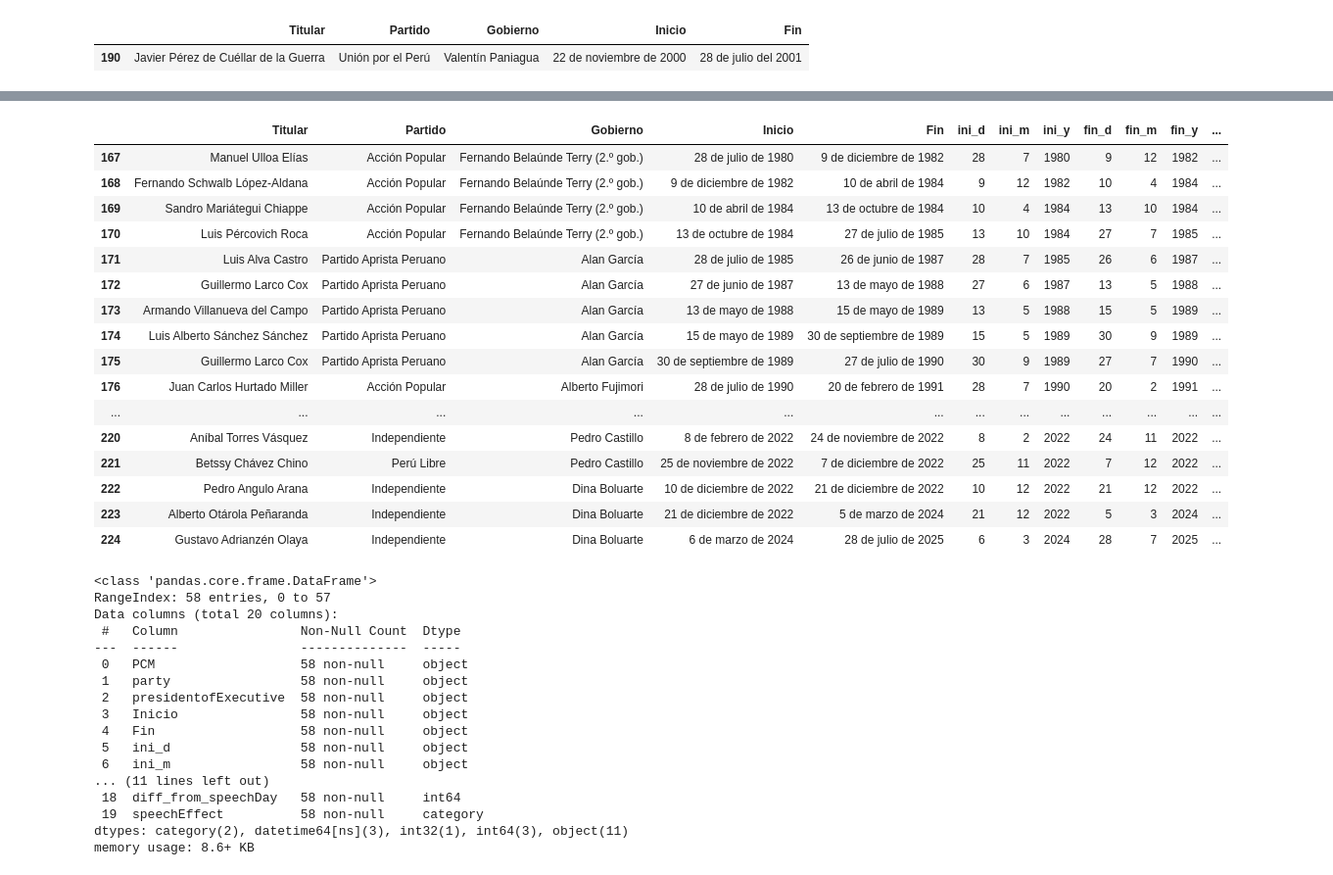
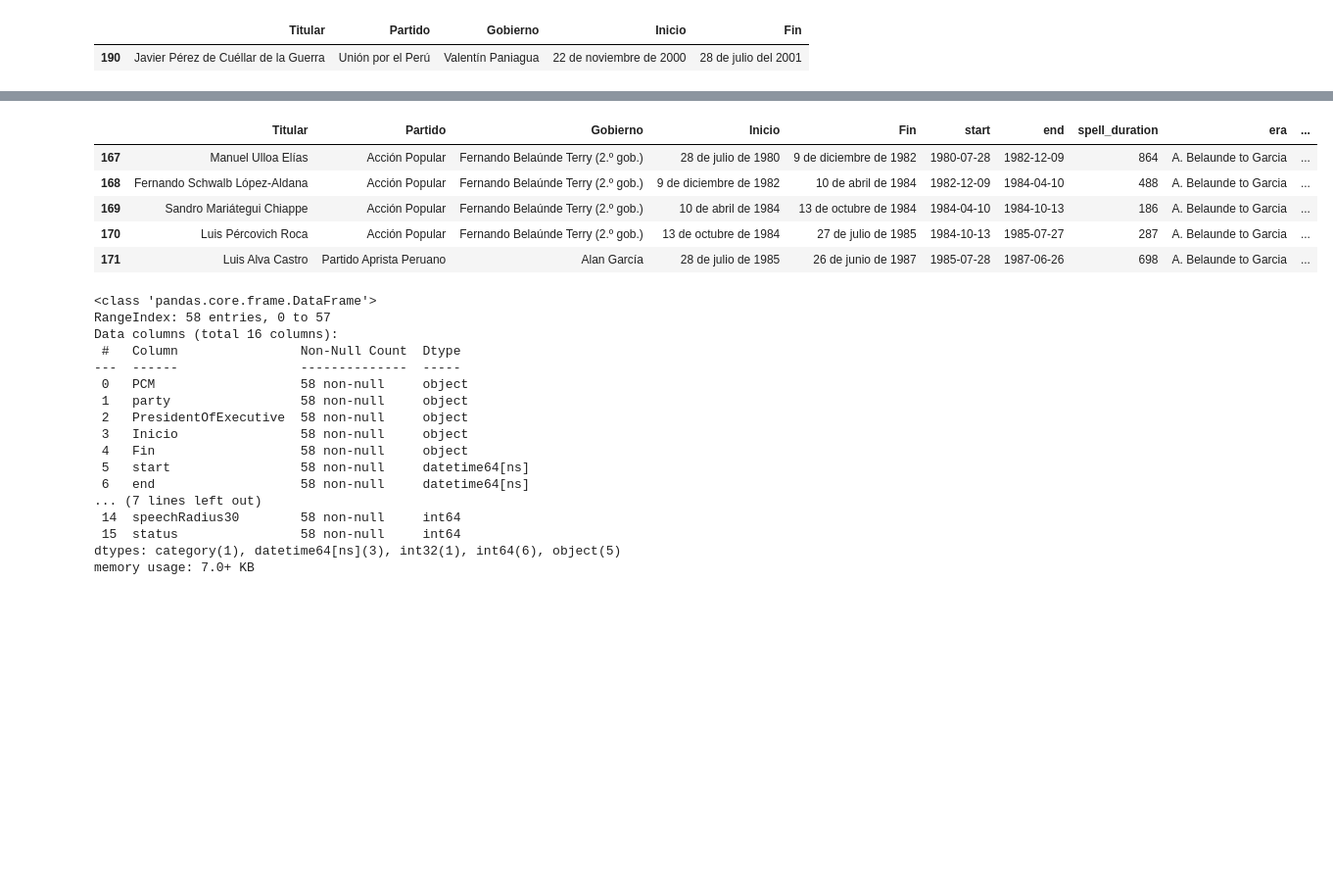
Before and after one commit to PULSO-PUCP/premieres, a Jupyter notebook: scrapePrimer.ipynb, the cells around one changed output, grey strips where cells are left out. Shown: that part at 98% size. Saved outputs shown, nothing was run; the diff lists cells and outputs as text; code cells hidden in the pictures; blank space fills up the shorter version.

```diff
--- a/scrapePrimer.ipynb
+++ b/scrapePrimer.ipynb
@@ -567,5 +283,5 @@ prime012['spell_duration'].hist()
 # %%
 bins = pd.to_datetime(['1857-02-14','1980-07-28','1990-07-28', '2000-11-21', '2025-07-28'])
-prime012['era'] = pd.cut(prime012['start'], bins=bins, labels=['D.before_1980','A.Belaunde_Garcia', 'B.Fujimori', 'C.Paniagua_Boluarte'], right=False)
+prime012['era'] = pd.cut(prime012['start'], bins=bins, labels=['D.Before 1980','A. Belaunde to Garcia', 'B. Fujimori', 'C. Paniagua to Boluarte'], right=False)
 prime012
 # %% [output]
@@ -587,8 +303,7 @@ prime012.to_parquet('prime012.parquet')
 # %%
 primesmodel=prime012.copy()
 # %%
-primesmodel=primesmodel[primesmodel.era!='D.before_1980']
+primesmodel=primesmodel[primesmodel.era!='D.Before 1980']
 # %%
-primesmodel['regime_fujimori']=0
-primesmodel.loc[primesmodel.era=='B.Fujimori','regime_fujimori']=1
-primesmodel['regime_fujimori'].value_counts()
+primesmodel['regimeFujimori']=0
+primesmodel.loc[primesmodel.era=='B. Fujimori','regimeFujimori']=1
@@ -624,4 +334,4 @@ primesmodel
 # %%
-primesmodel['diff_from_speechDay']=(primesmodel.end-primesmodel.speechDay_yearEnd).dt.days.abs()
+primesmodel['RadiusSpeechDay']=(primesmodel.end-primesmodel.speechDay_yearEnd).dt.days.abs()
 primesmodel
 # %% [output]
@@ -645,21 +355,13 @@ primesmodel
 # %%
-primesmodel['speechEffect']=pd.cut(primesmodel['diff_from_speechDay'],bins=[0,15,30,45,1000],include_lowest=True,labels=[15,30,45,1],ordered=False)
-primesmodel
+primesmodel['speechRadius15']=0
+primesmodel.loc[primesmodel.RadiusSpeechDay<=15,'speechRadius15']=1
+primesmodel['speechRadius30']=0
+primesmodel.loc[primesmodel.RadiusSpeechDay<=30,'speechRadius30']=1
+primesmodel.head()
 # %% [output]
-|  | Titular | Partido | Gobierno | Inicio | Fin | ini_d | ini_m | ini_y | fin_d | fin_m | fin_y | ... |
-| 167 | Manuel Ulloa Elías | Acción Popular | Fernando Belaúnde Terry (2.º gob.) | 28 de julio de 1980 | 9 de diciembre de 1982 | 28 | 7 | 1980 | 9 | 12 | 1982 | ... |
-| 168 | Fernando Schwalb López-Aldana | Acción Popular | Fernando Belaúnde Terry (2.º gob.) | 9 de diciembre de 1982 | 10 de abril de 1984 | 9 | 12 | 1982 | 10 | 4 | 1984 | ... |
-| 169 | Sandro Mariátegui Chiappe | Acción Popular | Fernando Belaúnde Terry (2.º gob.) | 10 de abril de 1984 | 13 de octubre de 1984 | 10 | 4 | 1984 | 13 | 10 | 1984 | ... |
-| 170 | Luis Pércovich Roca | Acción Popular | Fernando Belaúnde Terry (2.º gob.) | 13 de octubre de 1984 | 27 de julio de 1985 | 13 | 10 | 1984 | 27 | 7 | 1985 | ... |
-| 171 | Luis Alva Castro | Partido Aprista Peruano | Alan García | 28 de julio de 1985 | 26 de junio de 1987 | 28 | 7 | 1985 | 26 | 6 | 1987 | ... |
-| 172 | Guillermo Larco Cox | Partido Aprista Peruano | Alan García | 27 de junio de 1987 | 13 de mayo de 1988 | 27 | 6 | 1987 | 13 | 5 | 1988 | ... |
-| 173 | Armando Villanueva del Campo | Partido Aprista Peruano | Alan García | 13 de mayo de 1988 | 15 de mayo de 1989 | 13 | 5 | 1988 | 15 | 5 | 1989 | ... |
-| 174 | Luis Alberto Sánchez Sánchez | Partido Aprista Peruano | Alan García | 15 de mayo de 1989 | 30 de septiembre de 1989 | 15 | 5 | 1989 | 30 | 9 | 1989 | ... |
-| 175 | Guillermo Larco Cox | Partido Aprista Peruano | Alan García | 30 de septiembre de 1989 | 27 de julio de 1990 | 30 | 9 | 1989 | 27 | 7 | 1990 | ... |
-| 176 | Juan Carlos Hurtado Miller | Acción Popular | Alberto Fujimori | 28 de julio de 1990 | 20 de febrero de 1991 | 28 | 7 | 1990 | 20 | 2 | 1991 | ... |
-| ... | ... | ... | ... | ... | ... | ... | ... | ... | ... | ... | ... | ... |
-| 220 | Aníbal Torres Vásquez | Independiente | Pedro Castillo | 8 de febrero de 2022 | 24 de noviembre de 2022 | 8 | 2 | 2022 | 24 | 11 | 2022 | ... |
-| 221 | Betssy Chávez Chino | Perú Libre | Pedro Castillo | 25 de noviembre de 2022 | 7 de diciembre de 2022 | 25 | 11 | 2022 | 7 | 12 | 2022 | ... |
-| 222 | Pedro Angulo Arana | Independiente | Dina Boluarte | 10 de diciembre de 2022 | 21 de diciembre de 2022 | 10 | 12 | 2022 | 21 | 12 | 2022 | ... |
-| 223 | Alberto Otárola Peñaranda | Independiente | Dina Boluarte | 21 de diciembre de 2022 | 5 de marzo de 2024 | 21 | 12 | 2022 | 5 | 3 | 2024 | ... |
-| 224 | Gustavo Adrianzén Olaya | Independiente | Dina Boluarte | 6 de marzo de 2024 | 28 de julio de 2025 | 6 | 3 | 2024 | 28 | 7 | 2025 | ... |
+|  | Titular | Partido | Gobierno | Inicio | Fin | start | end | spell_duration | era | ... |
+| 167 | Manuel Ulloa Elías | Acción Popular | Fernando Belaúnde Terry (2.º gob.) | 28 de julio de 1980 | 9 de diciembre de 1982 | 1980-07-28 | 1982-12-09 | 864 | A. Belaunde to Garcia | ... |
+| 168 | Fernando Schwalb López-Aldana | Acción Popular | Fernando Belaúnde Terry (2.º gob.) | 9 de diciembre de 1982 | 10 de abril de 1984 | 1982-12-09 | 1984-04-10 | 488 | A. Belaunde to Garcia | ... |
+| 169 | Sandro Mariátegui Chiappe | Acción Popular | Fernando Belaúnde Terry (2.º gob.) | 10 de abril de 1984 | 13 de octubre de 1984 | 1984-04-10 | 1984-10-13 | 186 | A. Belaunde to Garcia | ... |
+| 170 | Luis Pércovich Roca | Acción Popular | Fernando Belaúnde Terry (2.º gob.) | 13 de octubre de 1984 | 27 de julio de 1985 | 1984-10-13 | 1985-07-27 | 287 | A. Belaunde to Garcia | ... |
+| 171 | Luis Alva Castro | Partido Aprista Peruano | Alan García | 28 de julio de 1985 | 26 de junio de 1987 | 1985-07-28 | 1987-06-26 | 698 | A. Belaunde to Garcia | ... |
@@ -666,22 +371,22 @@ primesmodel
 # %%
-primesmodel.rename(columns={'Titular':'PCM','Partido':'party','Gobierno':'presidentofExecutive'},inplace=True)
+primesmodel.rename(columns={'Titular':'PCM','Partido':'party','Gobierno':'PresidentOfExecutive'},inplace=True)
 primesmodel.reset_index(drop=True,inplace=True)
 primesmodel.info()
 # %% [output]
 <class 'pandas.core.frame.DataFrame'>
 RangeIndex: 58 entries, 0 to 57
-Data columns (total 20 columns):
+Data columns (total 16 columns):
  #   Column                Non-Null Count  Dtype
 ---  ------                --------------  -----
  0   PCM                   58 non-null     object
  1   party                 58 non-null     object
- 2   presidentofExecutive  58 non-null     object
+ 2   PresidentOfExecutive  58 non-null     object
  3   Inicio                58 non-null     object
  4   Fin                   58 non-null     object
- 5   ini_d                 58 non-null     object
- 6   ini_m                 58 non-null     object
-... (11 lines left out)
- 18  diff_from_speechDay   58 non-null     int64
- 19  speechEffect          58 non-null     category
-dtypes: category(2), datetime64[ns](3), int32(1), int64(3), object(11)
-memory usage: 8.6+ KB
+ 5   start                 58 non-null     datetime64[ns]
+ 6   end                   58 non-null     datetime64[ns]
+... (7 lines left out)
+ 14  speechRadius30        58 non-null     int64
+ 15  status                58 non-null     int64
+dtypes: category(1), datetime64[ns](3), int32(1), int64(6), object(5)
+memory usage: 7.0+ KB
```
Also changed, not shown: parts of 70 cells of this notebook, 38 other files.
